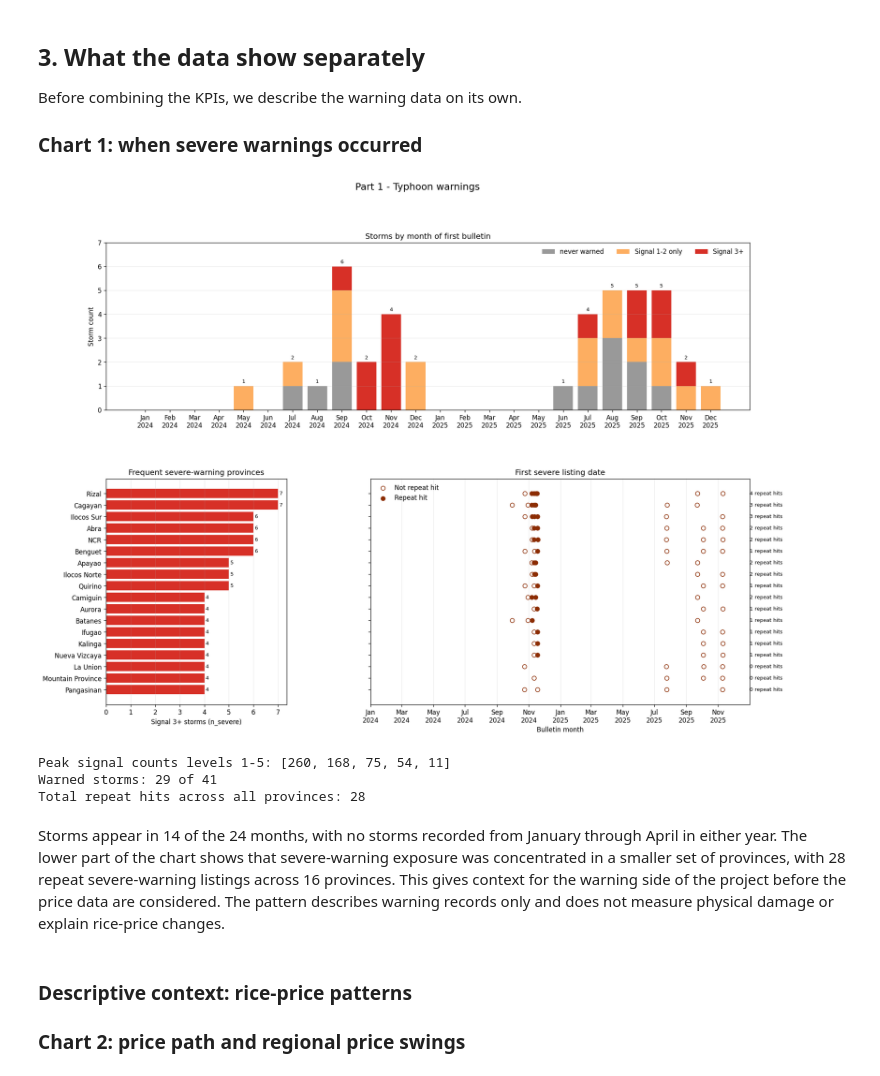
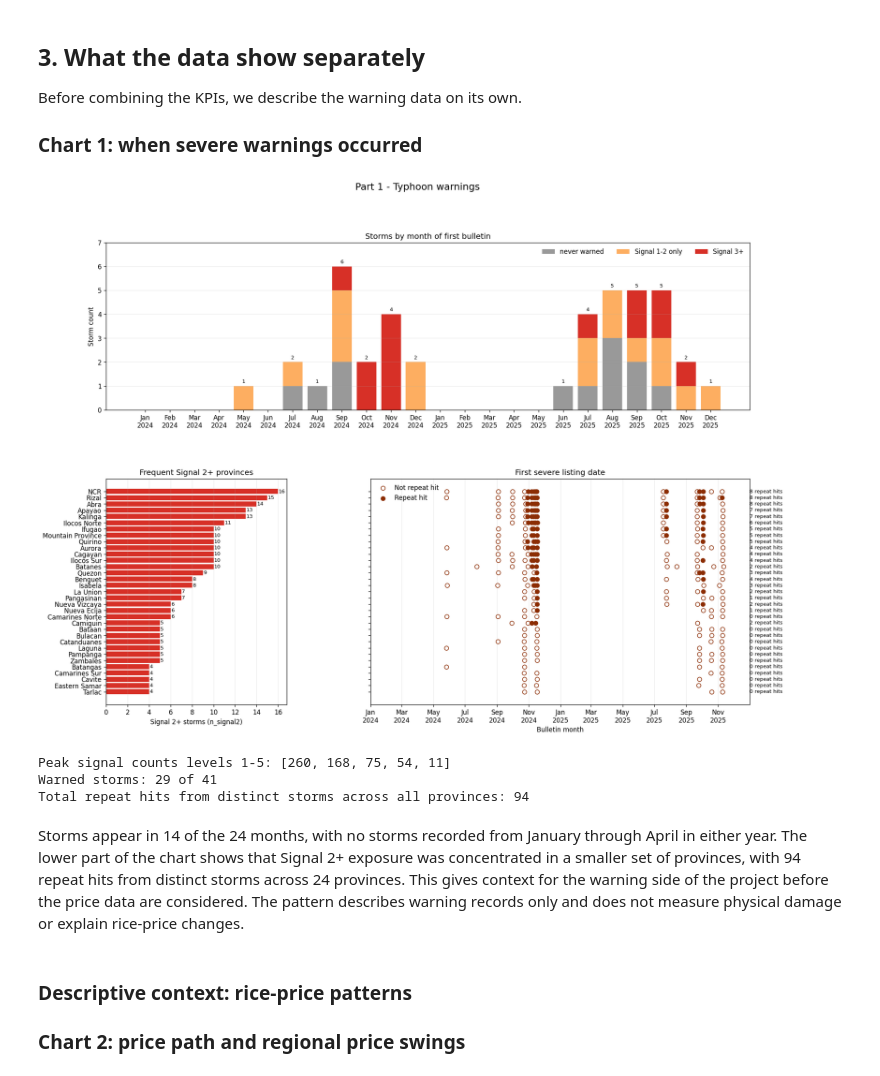
Before and after one commit to robaaaru/dep-data-engineering-open-track-roberttulagan, a Jupyter notebook: notebooks/kpi_and_segmentation_analysis.ipynb, the cells around one changed output. Saved outputs shown, nothing was run; the diff lists cells and outputs as text; code cells hidden in the pictures.

```diff
--- a/notebooks/kpi_and_segmentation_analysis.ipynb
+++ b/notebooks/kpi_and_segmentation_analysis.ipynb
@@ -198,27 +200,27 @@ Before combining the KPIs, we describe the warning data on its own.
 # %%
 from matplotlib.gridspec import GridSpec
 fig=plt.figure(figsize=(18,13)); gs=GridSpec(2,2,figure=fig,height_ratios=[1,1.35],width_ratios=[1,2.1],hspace=.35,wspace=.3)
 ax_top=fig.add_subplot(gs[0,:]); x=np.arange(len(months)); bottom=np.zeros(len(months)); storm_colors={"never warned":"#999999","Signal 1-2 only":"#fdae61","Signal 3+":"#d73027"}
 for typ in ["never warned","Signal 1-2 only","Signal 3+"]:
     vals=storms_by_month[typ].to_numpy(); ax_top.bar(x,vals,bottom=bottom,color=storm_colors[typ],label=typ); bottom+=vals
 for i,total in enumerate(bottom.astype(int)):
     if total: ax_top.text(i,total+.08,str(total),ha="center",va="bottom",fontsize=8)
 ax_top.set(title="Storms by month of first bulletin",ylabel="Storm count",xticks=x,xticklabels=[m.strftime("%b\n%Y") for m in months]); ax_top.legend(frameon=False,ncol=3); ax_top.grid(axis="y",alpha=.25); ax_top.set_ylim(0,max(bottom)+1)
-ax_bar=fig.add_subplot(gs[1,0]); rows=frequent.iloc[::-1]; y=np.arange(len(rows)); ax_bar.barh(y,rows.n_severe,color="#d73027"); ax_bar.set_yticks(y,rows.province); ax_bar.set(xlabel="Signal 3+ storms (n_severe)",title="Frequent severe-warning provinces"); ax_bar.grid(axis="x",alpha=.25)
+ax_bar=fig.add_subplot(gs[1,0]); rows=frequent.iloc[::-1]; y=np.arange(len(rows)); ax_bar.barh(y,rows.n_severe,color="#d73027"); ax_bar.set_yticks(y,rows.province); ax_bar.set(xlabel="Signal 2+ storms (n_signal2)",title="Frequent Signal 2+ provinces"); ax_bar.grid(axis="x",alpha=.25)
 for yi,(_,r) in zip(y,rows.iterrows()): ax_bar.text(r.n_severe+.05,yi,str(int(r.n_severe)),va="center",fontsize=8)
 ax_time=fig.add_subplot(gs[1,1],sharey=ax_bar); ax_time.set_xlim(months.min(),months.max()+pd.offsets.MonthBegin(1)); ax_time.set_yticks(y,rows.province); ax_time.grid(axis="x",alpha=.25)
 for yi,(_,r) in zip(y,rows.iterrows()):
-    z=first_severe[first_severe.province.eq(r.province)]; ax_time.scatter(z.loc[~z.repeat_hit,"first_severe"],np.full((~z.repeat_hit).sum(),yi),facecolors="white",edgecolors="#8c2d04",s=42,zorder=3,label="Not repeat hit" if yi==0 else None); ax_time.scatter(z.loc[z.repeat_hit,"first_severe"],np.full(z.repeat_hit.sum(),yi),color="#8c2d04",s=42,zorder=4,label="Repeat hit" if yi==0 else None); ax_time.text(months.max()+pd.offsets.MonthBegin(1),yi,f'{int(r.repeat_hits)} repeat hits',va="center",fontsize=8)
+    z=distinct_storm_hits[distinct_storm_hits.province.eq(r.province)]; ax_time.scatter(z.loc[~z.repeat_hit,"first_signal2"],np.full((~z.repeat_hit).sum(),yi),facecolors="white",edgecolors="#8c2d04",s=42,zorder=3,label="Not repeat hit" if yi==0 else None); ax_time.scatter(z.loc[z.repeat_hit,"first_signal2"],np.full(z.repeat_hit.sum(),yi),color="#8c2d04",s=42,zorder=4,label="Repeat hit" if yi==0 else None); ax_time.text(months.max()+pd.offsets.MonthBegin(1),yi,f'{int(r.repeat_hits)} repeat hits',va="center",fontsize=8)
 ax_time.set(title="First severe listing date",xlabel="Bulletin month"); ax_time.legend(frameon=False,loc="upper left"); ax_time.tick_params(axis="y",labelleft=False); ax_time.set_xticks(months[::2]); ax_time.set_xticklabels([m.strftime("%b\n%Y") for m in months[::2]])
 fig.suptitle("Part 1 - Typhoon warnings",fontsize=15); fig.savefig(FIG/"chart1_typhoon_eda.png",bbox_inches="tight"); plt.show()
-print("Peak signal counts levels 1-5:",peak.peak_signal.value_counts().reindex(range(1,6),fill_value=0).tolist()); print("Warned storms:",peak.sid.nunique(),"of",signals.sid.nunique()); print("Total repeat hits across all provinces:",int(first_severe.repeat_hit.sum()))
+print("Peak signal counts levels 1-5:",peak.peak_signal.value_counts().reindex(range(1,6),fill_value=0).tolist()); print("Warned storms:",peak.sid.nunique(),"of",signals.sid.nunique()); print("Total repeat hits from distinct storms across all provinces:",int(distinct_storm_hits.repeat_hit.sum()))
 # %% [output]
-[figure, old version]
+[figure, new version]
 Peak signal counts levels 1-5: [260, 168, 75, 54, 11]
 Warned storms: 29 of 41
-Total repeat hits across all provinces: 28
+Total repeat hits from distinct storms across all provinces: 94
 # %% [markdown]
-Storms appear in 14 of the 24 months, with no storms recorded from January through April in either year. The lower part of the chart shows that severe-warning exposure was concentrated in a smaller set of provinces, with 28 repeat severe-warning listings across 16 provinces. This gives context for the warning side of the project before the price data are considered. The pattern describes warning records only and does not measure physical damage or explain rice-price changes.
+Storms appear in 14 of the 24 months, with no storms recorded from January through April in either year. The lower part of the chart shows that Signal 2+ exposure was concentrated in a smaller set of provinces, with 94 repeat hits from distinct storms across 24 provinces. This gives context for the warning side of the project before the price data are considered. The pattern describes warning records only and does not measure physical damage or explain rice-price changes.
 # %% [markdown]
 ### Descriptive context: rice-price patterns
 
```
Also changed, not shown: parts of 4 cells of this notebook, 10 other files.
